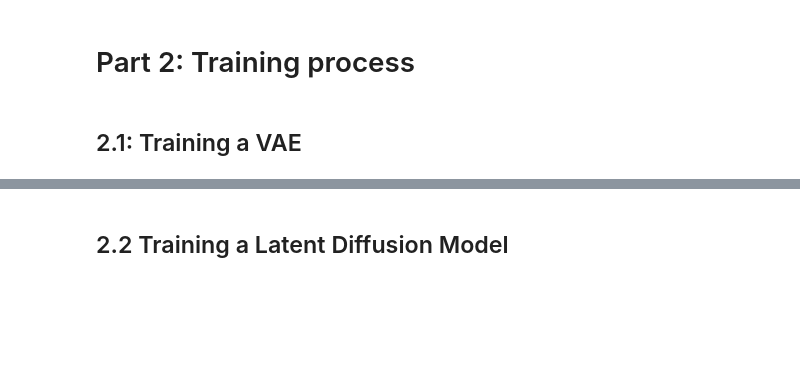
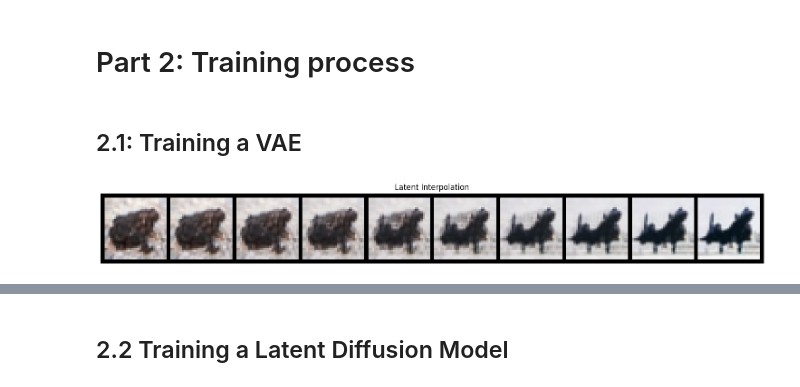
Before and after one commit to kahniel/dit, a Jupyter notebook: dit-lab.ipynb, the cells around one changed output, grey strips where cells are left out. Cells and saved outputs as stored; diff of their text form; code cells hidden in the pictures; blank space fills up the shorter version.

```diff
--- a/dit-lab.ipynb
+++ b/dit-lab.ipynb
@@ -81,19 +80,20 @@ vae = VAE(
 #     run_name="vae_jul",
 # )
 # %%
-vae.load(ckpt_name=f"epoch_{100}", ckpt_dir="runs/vae_jul")
+vae = VAE.from_ckpt(ckpt_name=f"epoch_{100}", ckpt_dir="runs/vae_jul").to(device)
 # %%
 # Perform interpolation in the latent space
 samples, _ = next(iter(DataLoader(cifar_test, batch_size=2, shuffle=True)))
 samples = samples.to(device)
 
 interpolated_samples = visualize_latent_interpolation(
     x1=samples[:1],
     x2=samples[1:2],
     vae=vae,
     n_steps=10,
-    reverse_transform=cifar_reverse_transform,
 )  # n_steps 3 h w
+# %% [output]
+[figure, added]
 # %%
 test_dataloader = DataLoader(dataset=cifar_test, batch_size=64, shuffle=True)
 test_images, _ = next(iter(test_dataloader))
```
Also changed, not shown: parts of 7 cells of this notebook, 2 other files.
